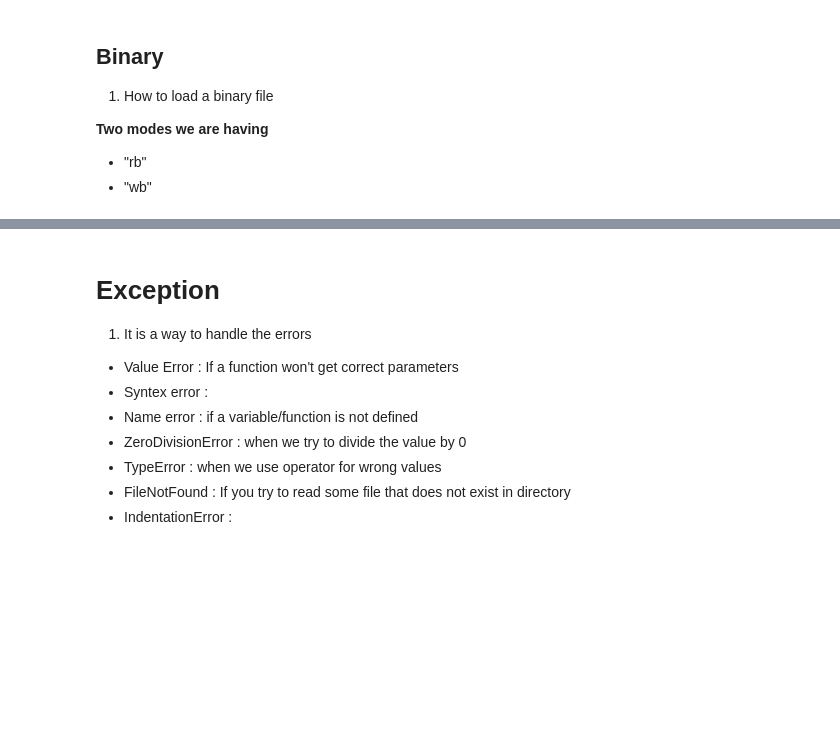
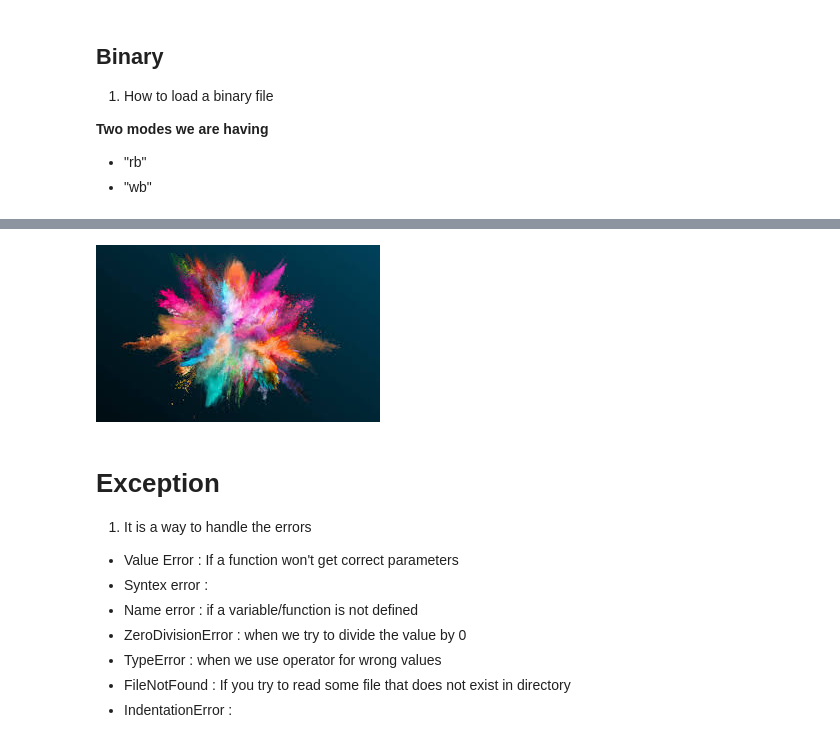
Before and after one commit to maheshkumar30/Intellipaat-DataScience, a Jupyter notebook: File_Handling&Exception_Handling.ipynb, the cells around one changed output, grey strips where cells are left out. Cells and saved outputs as stored; diff of their text form; code cells hidden in the pictures; blank space fills up the shorter version.

```diff
--- a/File_Handling&Exception_Handling.ipynb
+++ b/File_Handling&Exception_Handling.ipynb
@@ -12,3 +205,7 @@ f=open()
+# %%
+img
+# %% [output]
+[figure, added]
 # %% [markdown]
 # **Exception**
 1. It is a way to handle the errors
```
Also changed, not shown: parts of 63 cells of this notebook.
